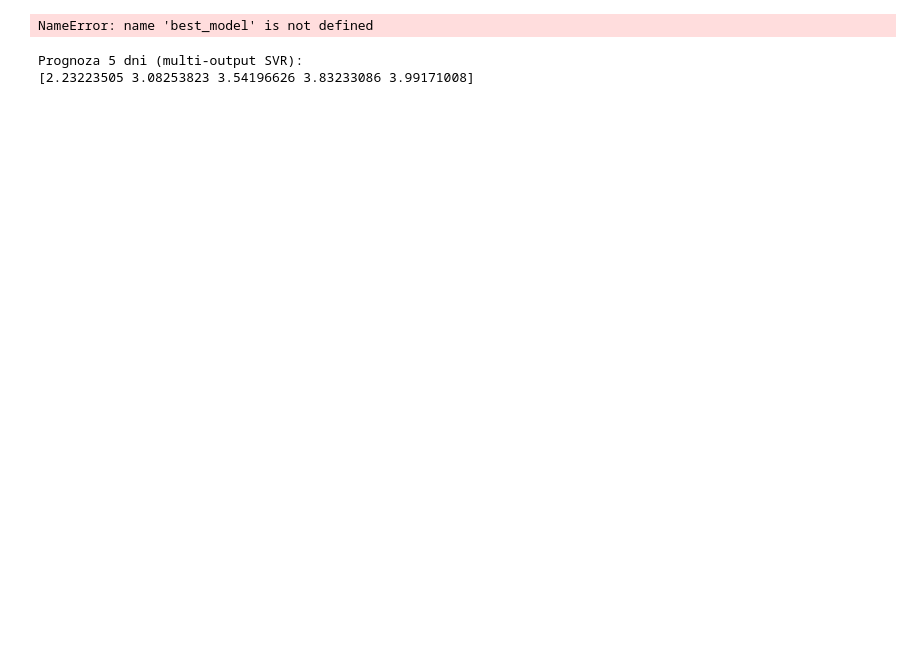
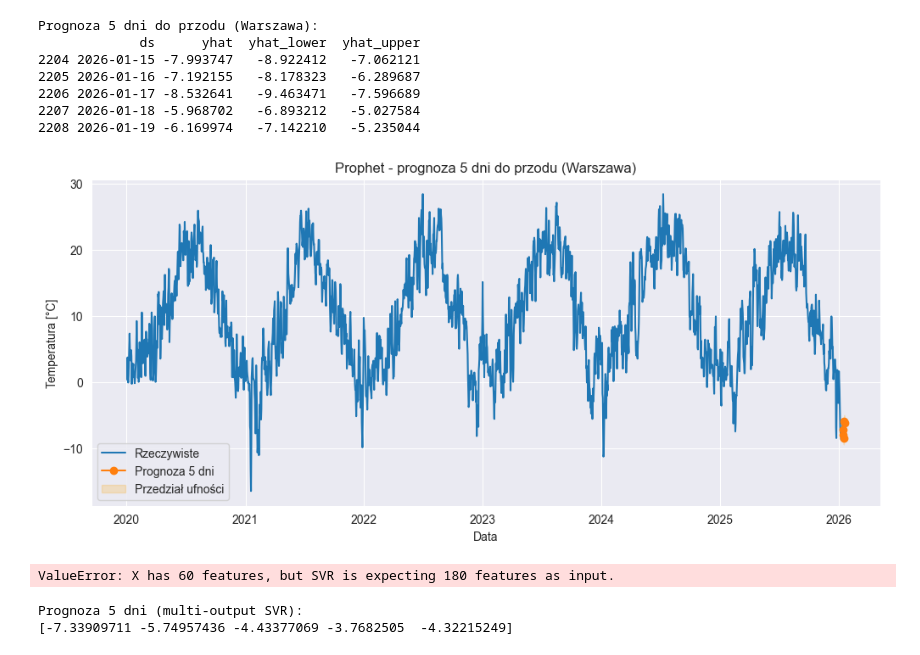
Before and after one commit to GdulskiJ/suml, a Jupyter notebook: models_notebooks/SVRmodel1.ipynb, the cells around one changed output. Cells and saved outputs as stored; diff of their text form; code cells hidden in the pictures; blank space fills up the shorter version.

```diff
--- a/models_notebooks/SVRmodel1.ipynb
+++ b/models_notebooks/SVRmodel1.ipynb
@@ -277,12 +371,60 @@ RMSE : 1.8812
+# %%
+# =========================
+# Prognoza na następne 5 dni
+# =========================
+future = model.make_future_dataframe(periods=5)
+
+# 🔹 Dodanie regresorów dla przyszłości
+# Tutaj użyjemy ostatnich wartości z df_city jako przybliżenia
+for reg in regressors:
+    last_values = df_city[reg].iloc[-5:].values
+    if len(last_values) < 5:
+        # jeśli mniej niż 5 dni danych, powtarzamy ostatnią wartość
+        last_values = [df_city[reg].iloc[-1]] * 5
+    # rozszerzamy kolumnę regresora
+    future[reg] = pd.concat([df_city[reg], pd.Series(last_values)]).reset_index(drop=True).iloc[-len(future):]
+
+# Generowanie prognozy
+forecast = model.predict(future)
+
+# =========================
+# Wyświetlenie prognozy 5 dni
+# =========================
+forecast_5days = forecast[['ds','yhat','yhat_lower','yhat_upper']].tail(5)
+print("Prognoza 5 dni do przodu (Warszawa):")
+print(forecast_5days)
+
+# =========================
+# Wykres rzeczywiste vs prognoza
+# =========================
+plt.figure(figsize=(12,5))
+plt.plot(df_city['ds'], df_city['y'], label='Rzeczywiste')
+plt.plot(forecast_5days['ds'], forecast_5days['yhat'], label='Prognoza 5 dni', marker='o')
+plt.fill_between(forecast_5days['ds'], forecast_5days['yhat_lower'], forecast_5days['yhat_upper'],
+                 color='orange', alpha=0.2, label='Przedział ufności')
+plt.title("Prophet - prognoza 5 dni do przodu (Warszawa)")
+plt.xlabel("Data")
+plt.ylabel("Temperatura [°C]")
+plt.legend()
+plt.grid(True)
+plt.show()
+# %% [output]
+Prognoza 5 dni do przodu (Warszawa):
+             ds      yhat  yhat_lower  yhat_upper
+2204 2026-01-15 -7.993747   -8.922412   -7.062121
+2205 2026-01-16 -7.192155   -8.178323   -6.289687
+2206 2026-01-17 -8.532641   -9.463471   -7.596689
+2207 2026-01-18 -5.968702   -6.893212   -5.027584
+2208 2026-01-19 -6.169974   -7.142210   -5.235044
+[figure, added]
 # %%
-import matplotlib.pyplot as plt
 import seaborn as sns
 import numpy as np
 
 # =========================
 # Predykcja na zbiorze testowym SVR
 # =========================
-y_pred_scaled = best_model.predict(X_test).reshape(-1,1)
+y_pred_scaled = best_svr.predict(X_test).reshape(-1,1)
 
 # Odwrócenie skalowania
 y_pred_rescaled = scaler_y.inverse_transform(y_pred_scaled)
@@ -330,7 +472,7 @@ plt.grid(True)
 plt.tight_layout()
 plt.show()
 # %% [output]
-NameError: name 'best_model' is not defined
+ValueError: X has 60 features, but SVR is expecting 180 features as input.
 # %%
 from sklearn.multioutput import MultiOutputRegressor
 
@@ -338,8 +480,8 @@ from sklearn.multioutput import MultiOutputRegressor
 forecast_horizon = 5
 X_multi, y_multi = [], []
 for i in range(len(df_city) - window - forecast_horizon + 1):
-    X_multi.append(df_city['tavg'].iloc[i:i+window].values)
-    y_multi.append(df_city['tavg'].iloc[i+window:i+window+forecast_horizon].values)
+    X_multi.append(df_city['temp'].iloc[i:i+window].values)
+    y_multi.append(df_city['temp'].iloc[i+window:i+window+forecast_horizon].values)
 X_multi = np.array(X_multi)
 y_multi = np.array(y_multi)
 
@@ -360,4 +502,4 @@ print("Prognoza 5 dni (multi-output SVR):")
 print(future_pred.flatten())
 # %% [output]
 Prognoza 5 dni (multi-output SVR):
-[2.23223505 3.08253823 3.54196626 3.83233086 3.99171008]
+[-7.33909711 -5.74957436 -4.43377069 -3.7682505  -4.32215249]
```
Also changed, not shown: parts of 3 cells of this notebook, 4 other files.
